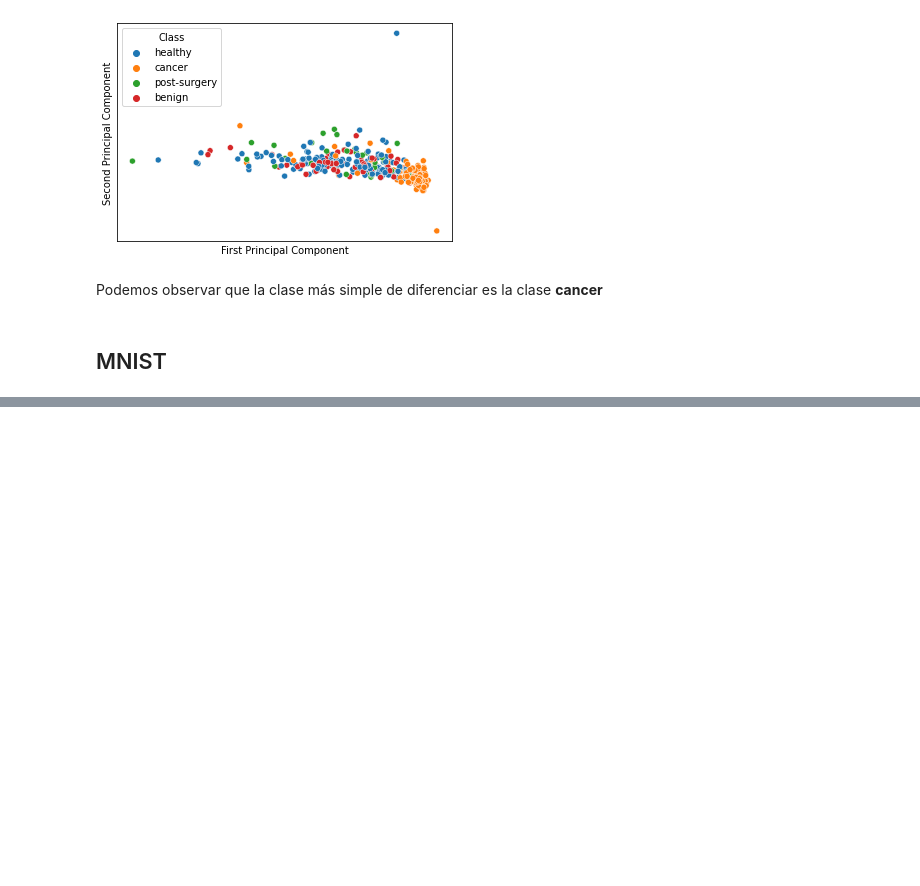
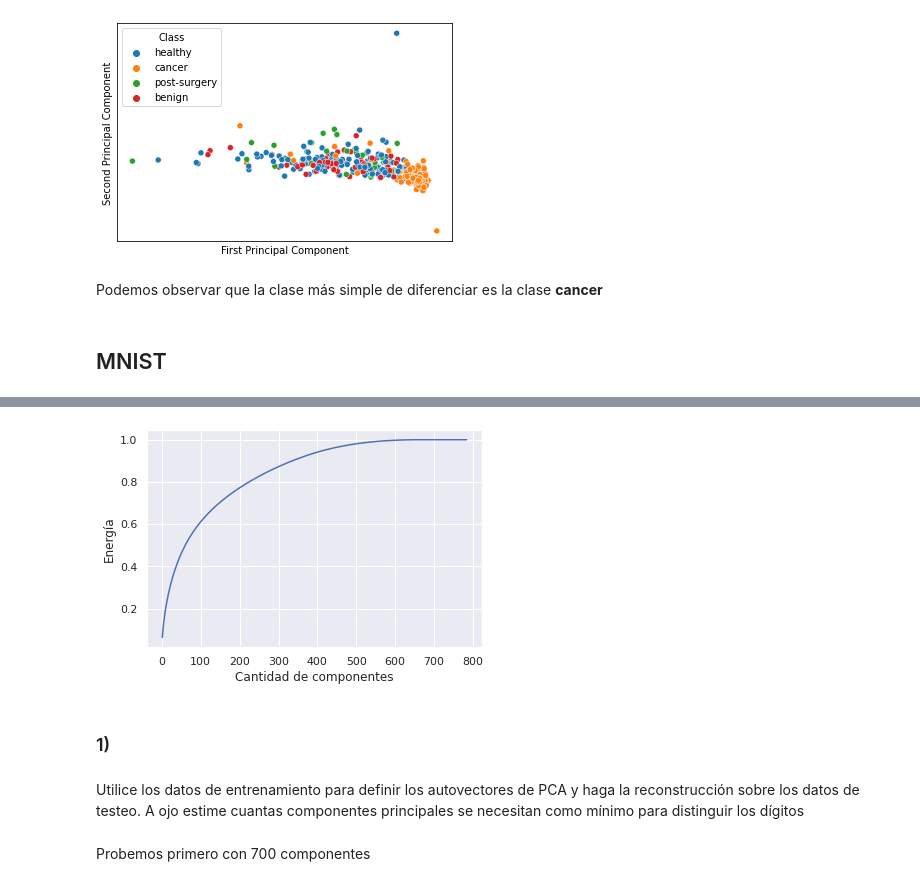
Before and after one commit to Nacho2904/CURSO-LEARNING1, a Jupyter notebook: PCA.ipynb, the cells around one changed output, grey strips where cells are left out. Cells and saved outputs as stored; diff of their text form; code cells hidden in the pictures; blank space fills up the shorter version.

```diff
--- a/PCA.ipynb
+++ b/PCA.ipynb
@@ -247,0 +286,17 @@ Podemos observar que la clase más simple de diferenciar es la clase **cancer**
+# %%
+N = len(images_as_vectors)
+eigenvalues = S/N
+y_axis = [sum(eigenvalues[:number_of_components])/sum(eigenvalues) for number_of_components in x_axis]
+plt.plot(x_axis, y_axis)
+plt.xlabel("Cantidad de componentes")
+plt.ylabel("Energía");
+# %% [output]
+[figure, added]
+# %% [markdown]
+### 1)
+# %% [markdown]
+Utilice los datos de entrenamiento para definir los autovectores de PCA y haga
+la reconstrucción sobre los datos de testeo. A ojo estime cuantas componentes
+principales se necesitan como mínimo para distinguir los dígitos
+# %% [markdown]
+Probemos primero con 700 componentes
```
Also changed, not shown: parts of 13 cells of this notebook.
